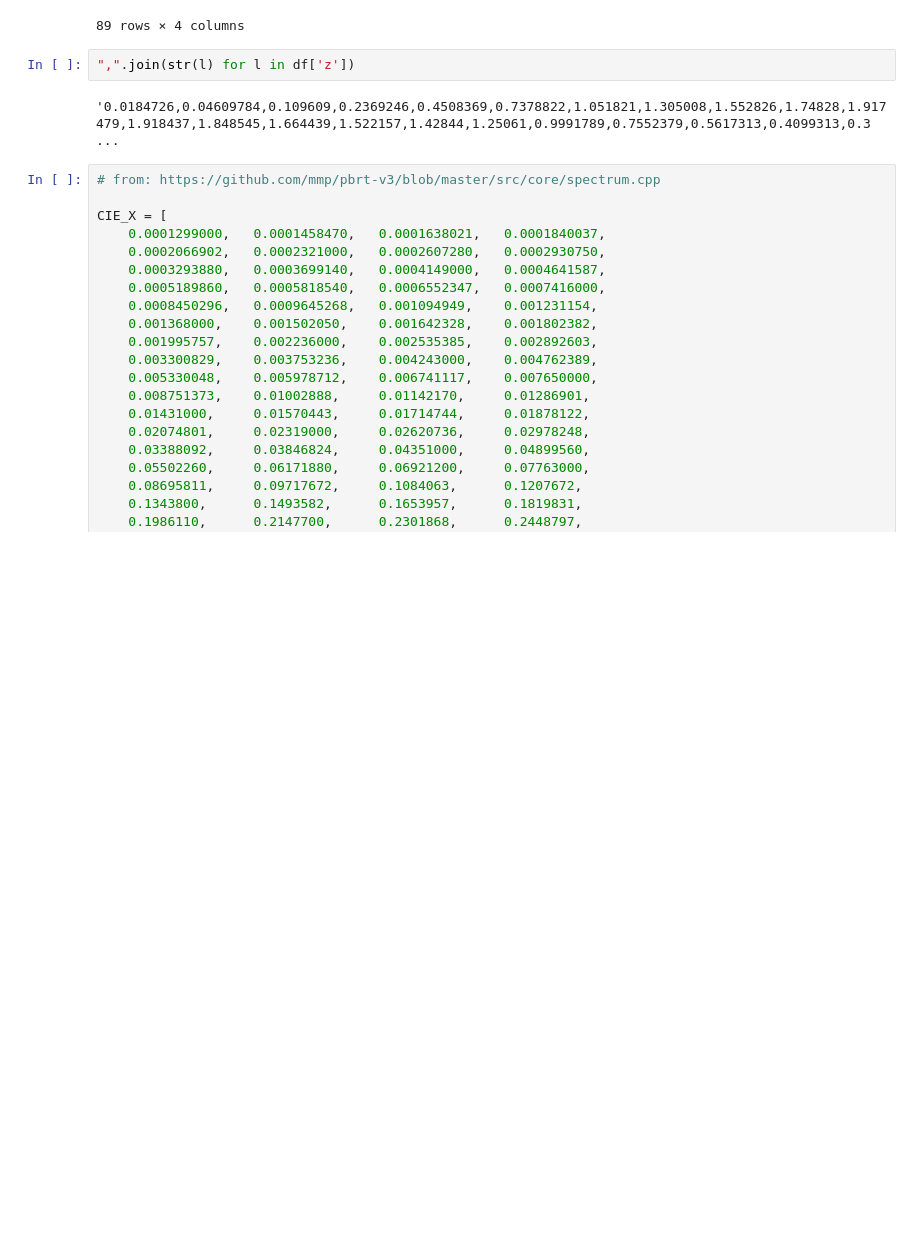
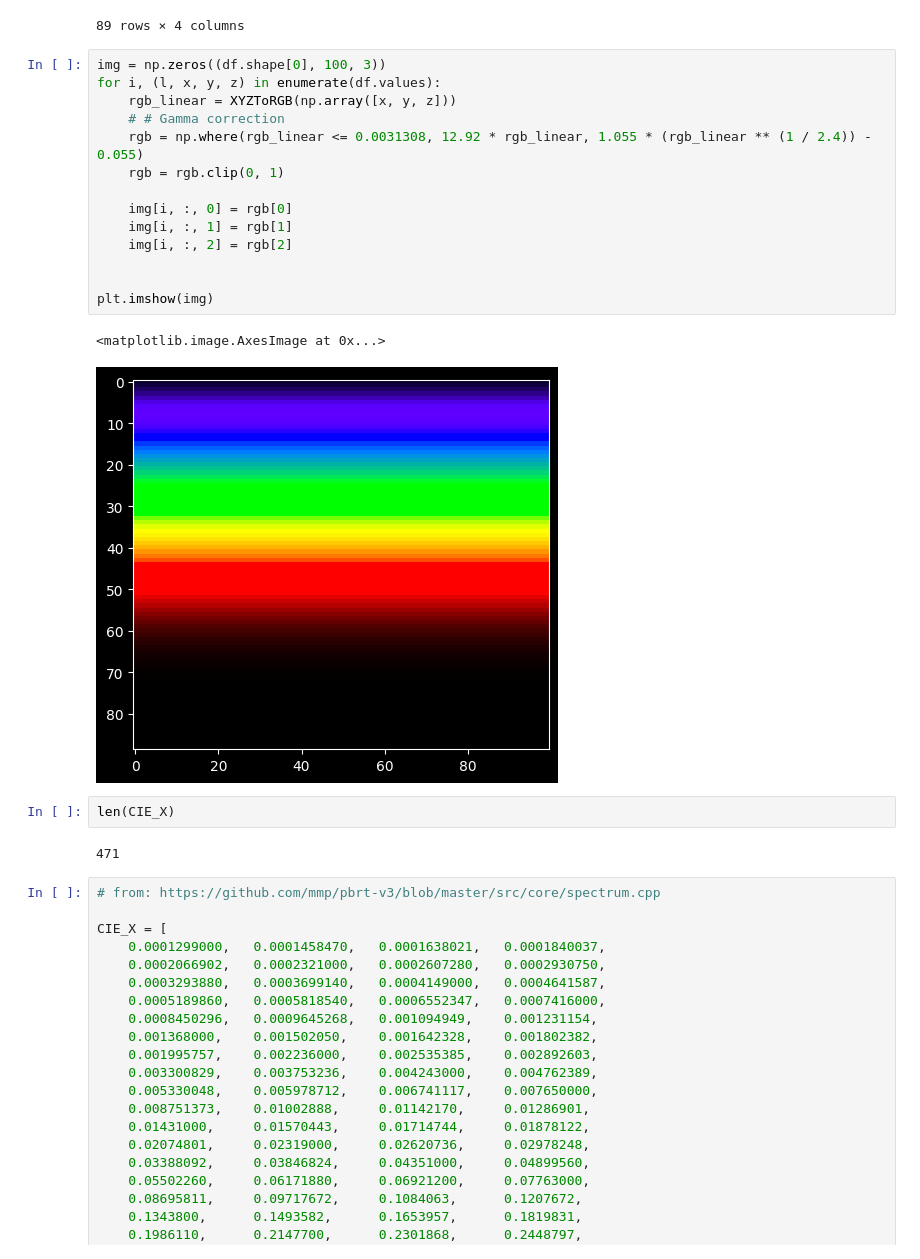
Before and after one commit to UL-FRI-LGM/VPT-spectral-volume-rendering, a Jupyter notebook: py_notebooks/spectrum.ipynb, the cells around one changed output. Cells and saved outputs as stored; diff of their text form; blank space fills up the shorter version.

```diff
--- a/py_notebooks/spectrum.ipynb
+++ b/py_notebooks/spectrum.ipynb
@@ -41,10 +41,27 @@ df
 | 87 | 825 | 0.000002 | 9.422514e-07 | 0.000000 |
 | 88 | 830 | 0.000002 | 7.053860e-07 | 0.000000 |
 89 rows × 4 columns
-# %%
-",".join(str(l) for l in df['z'])
-# %% [output]
-'0.0184726,0.04609784,0.109609,0.2369246,0.4508369,0.7378822,1.051821,1.305008,1.552826,1.74828,1.917479,1.918437,1.848545,1.664439,1.522157,1.42844,1.25061,0.9991789,0.7552379,0.5617313,0.4099313,0.3 ...
+# %%
+img = np.zeros((df.shape[0], 100, 3))
+for i, (l, x, y, z) in enumerate(df.values):
+	rgb_linear = XYZToRGB(np.array([x, y, z]))
+	# # Gamma correction
+	rgb = np.where(rgb_linear <= 0.0031308, 12.92 * rgb_linear, 1.055 * (rgb_linear ** (1 / 2.4)) - 0.055)
+	rgb = rgb.clip(0, 1)
+
+	img[i, :, 0] = rgb[0]
+	img[i, :, 1] = rgb[1]
+	img[i, :, 2] = rgb[2]
+
+
+plt.imshow(img)
+# %% [output]
+<matplotlib.image.AxesImage at 0x...>
+[figure, added]
+# %%
+len(CIE_X)
+# %% [output]
+471
 # %%
 # from: https://github.com/mmp/pbrt-v3/blob/master/src/core/spectrum.cpp
 
```
Also changed, not shown: parts of 1 cell of this notebook, 8 other files.
